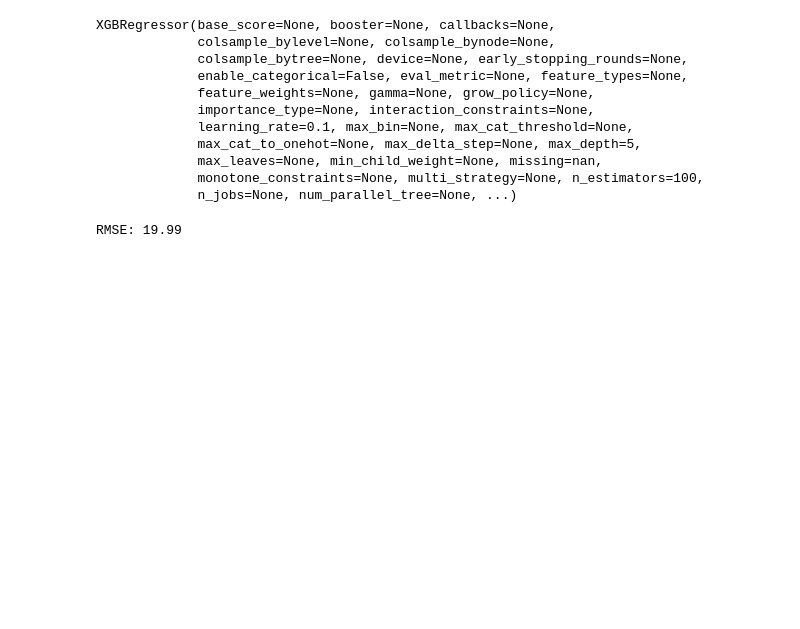
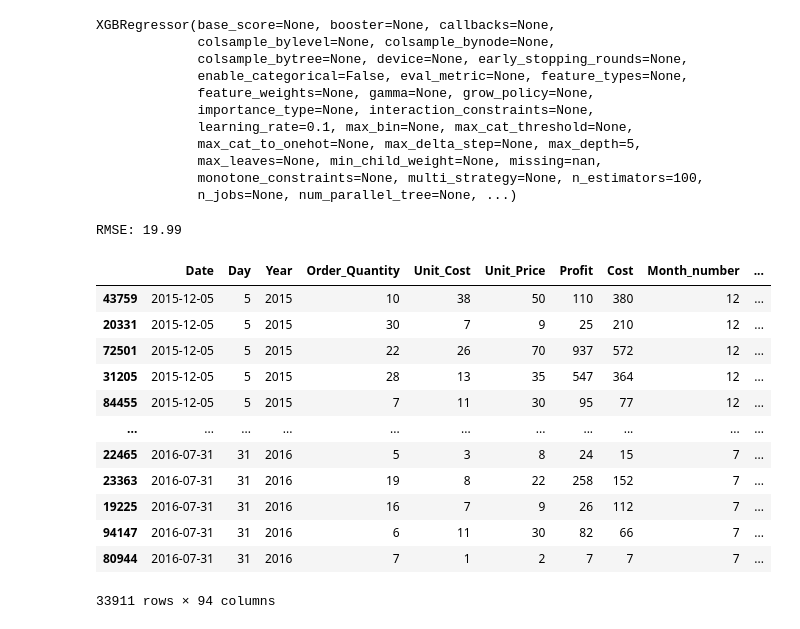
Before and after one commit to Alaaaaaannn/XGBoost-Regressor, a Jupyter notebook: analysis2.ipynb, the cells around one changed output. Drawn from its saved outputs; the diff is of its cells as text; code cells hidden in the pictures; blank space fills up the shorter version.

```diff
--- a/analysis2.ipynb
+++ b/analysis2.ipynb
@@ -144,4 +108,20 @@ rmse = np.sqrt(mean_squared_error(y_test,preds))
 print(f"RMSE: {rmse:.2f}")
 # %% [output]
 RMSE: 19.99
+# %%
+X_test
+# %% [output]
+|  | Date | Day | Year | Order_Quantity | Unit_Cost | Unit_Price | Profit | Cost | Month_number | ... |
+| 43759 | 2015-12-05 | 5 | 2015 | 10 | 38 | 50 | 110 | 380 | 12 | ... |
+| 20331 | 2015-12-05 | 5 | 2015 | 30 | 7 | 9 | 25 | 210 | 12 | ... |
+| 72501 | 2015-12-05 | 5 | 2015 | 22 | 26 | 70 | 937 | 572 | 12 | ... |
+| 31205 | 2015-12-05 | 5 | 2015 | 28 | 13 | 35 | 547 | 364 | 12 | ... |
+| 84455 | 2015-12-05 | 5 | 2015 | 7 | 11 | 30 | 95 | 77 | 12 | ... |
+| ... | ... | ... | ... | ... | ... | ... | ... | ... | ... | ... |
+| 22465 | 2016-07-31 | 31 | 2016 | 5 | 3 | 8 | 24 | 15 | 7 | ... |
+| 23363 | 2016-07-31 | 31 | 2016 | 19 | 8 | 22 | 258 | 152 | 7 | ... |
+| 19225 | 2016-07-31 | 31 | 2016 | 16 | 7 | 9 | 26 | 112 | 7 | ... |
+| 94147 | 2016-07-31 | 31 | 2016 | 6 | 11 | 30 | 82 | 66 | 7 | ... |
+| 80944 | 2016-07-31 | 31 | 2016 | 7 | 1 | 2 | 7 | 7 | 7 | ... |
+33911 rows × 94 columns
 # %%
```
Also changed, not shown: parts of 11 cells of this notebook.
